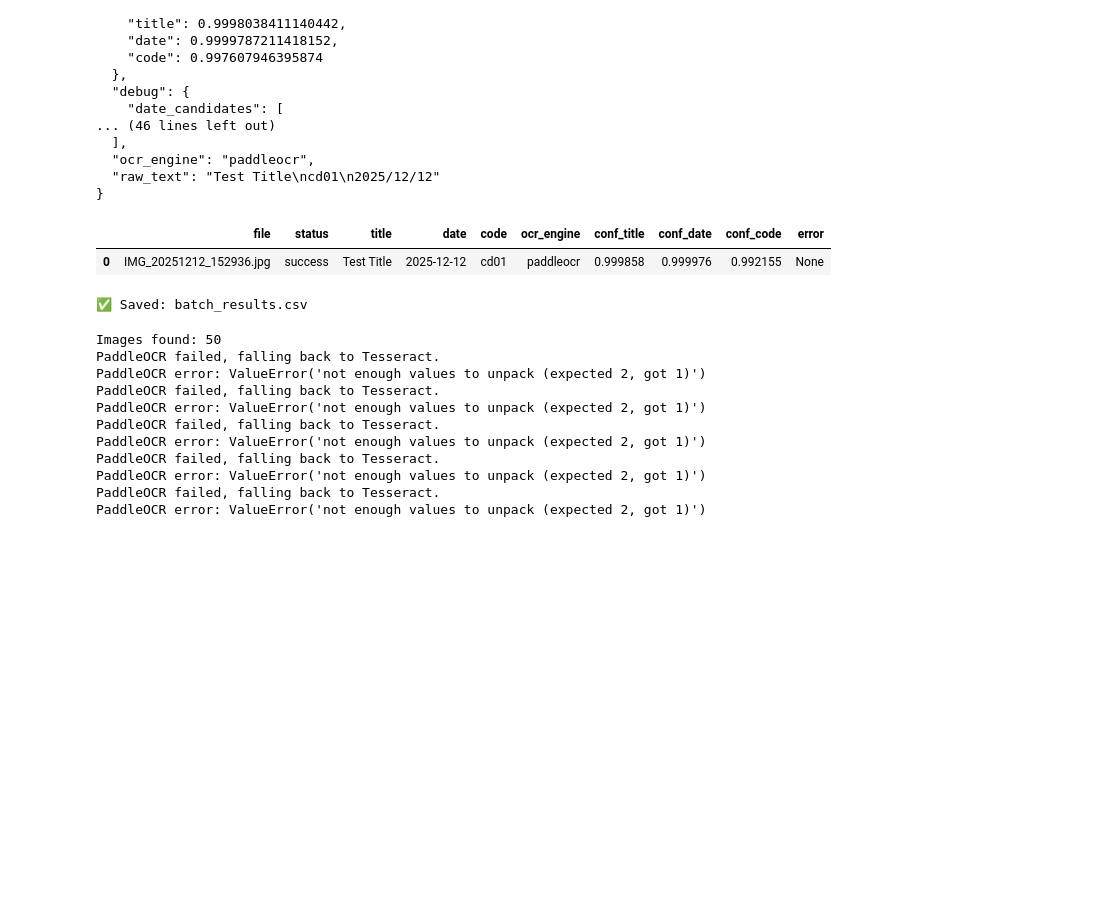
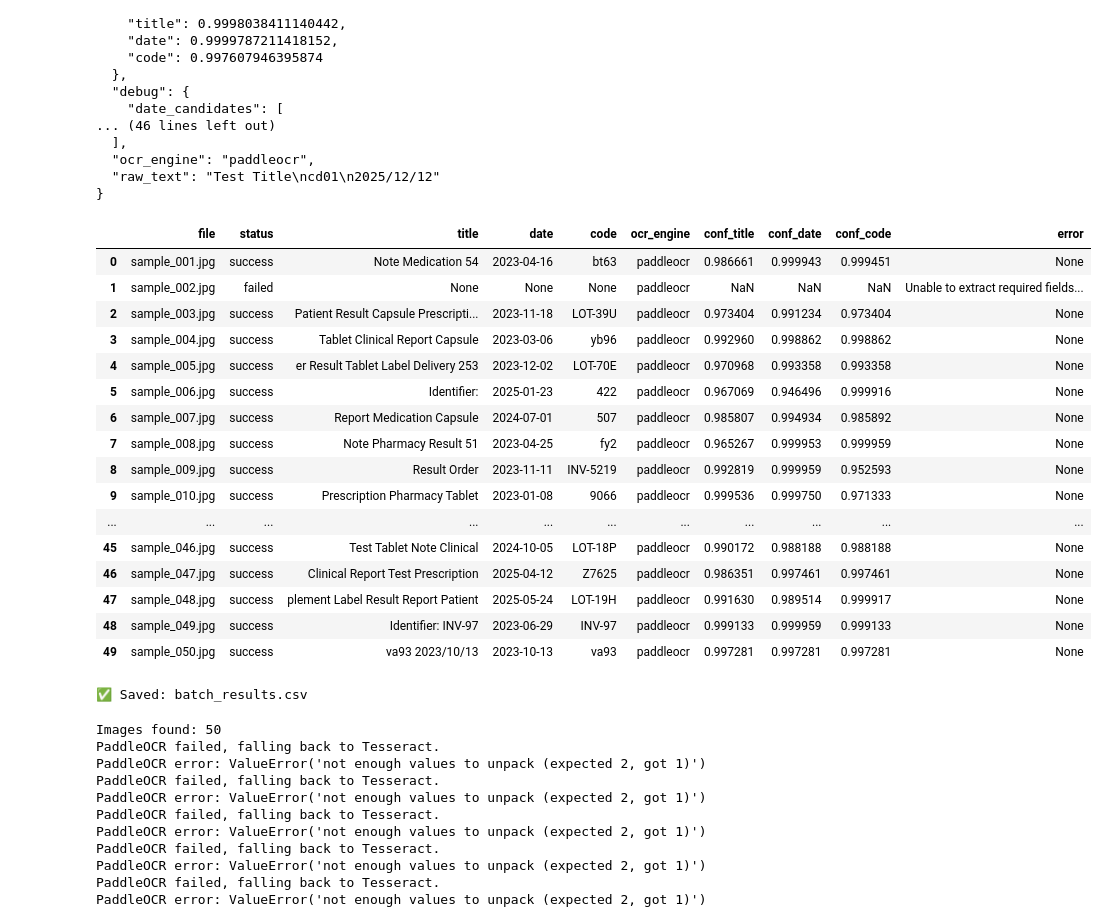
Before and after one commit to A-Darvish/tempRepo, a Jupyter notebook: test.ipynb, the cells around one changed output. Cells and saved outputs as stored; diff of their text form; code cells hidden in the pictures; blank space fills up the shorter version.

```diff
--- a/test.ipynb
+++ b/test.ipynb
@@ -1012,37 +1012,52 @@ def process_image_fast(
 import os
 import pandas as pd
 
-SAMPLES_DIR = "./samples2"  # change to your folder path
+SAMPLES_DIR = "./samples"
 
 rows = []
 for fn in sorted(os.listdir(SAMPLES_DIR)):
     if not fn.lower().endswith((".jpg", ".jpeg", ".png", ".bmp", ".tif", ".tiff")):
         continue
     path = os.path.join(SAMPLES_DIR, fn)
     out = process_image_fast(path, max_side=1100, conf_stop=0.97, try_th_otsu=False)
 
 
     rows.append({
         "file": fn,
         "status": out.get("status"),
         "title": out.get("title"),
         "date": out.get("date"),
         "code": out.get("code"),
         "ocr_engine": out.get("ocr_engine"),
         "conf_title": out.get("confidence", {}).get("title"),
         "conf_date": out.get("confidence", {}).get("date"),
         "conf_code": out.get("confidence", {}).get("code"),
         "error": out.get("error"),
     })
 
 df = pd.DataFrame(rows)
 display(df)
 
 df.to_csv("batch_results.csv", index=False)
 print("✅ Saved: batch_results.csv")
 # %% [output]
 |  | file | status | title | date | code | ocr_engine | conf_title | conf_date | conf_code | error |
-| 0 | IMG_20251212_152936.jpg | success | Test Title | 2025-12-12 | cd01 | paddleocr | 0.999858 | 0.999976 | 0.992155 | None |
+| 0 | sample_001.jpg | success | Note Medication 54 | 2023-04-16 | bt63 | paddleocr | 0.986661 | 0.999943 | 0.999451 | None |
+| 1 | sample_002.jpg | failed | None | None | None | paddleocr | NaN | NaN | NaN | Unable to extract required fields... |
+| 2 | sample_003.jpg | success | Patient Result Capsule Prescripti... | 2023-11-18 | LOT-39U | paddleocr | 0.973404 | 0.991234 | 0.973404 | None |
+| 3 | sample_004.jpg | success | Tablet Clinical Report Capsule | 2023-03-06 | yb96 | paddleocr | 0.992960 | 0.998862 | 0.998862 | None |
+| 4 | sample_005.jpg | success | er Result Tablet Label Delivery 253 | 2023-12-02 | LOT-70E | paddleocr | 0.970968 | 0.993358 | 0.993358 | None |
+| 5 | sample_006.jpg | success | Identifier: | 2025-01-23 | 422 | paddleocr | 0.967069 | 0.946496 | 0.999916 | None |
+| 6 | sample_007.jpg | success | Report Medication Capsule | 2024-07-01 | 507 | paddleocr | 0.985807 | 0.994934 | 0.985892 | None |
+| 7 | sample_008.jpg | success | Note Pharmacy Result 51 | 2023-04-25 | fy2 | paddleocr | 0.965267 | 0.999953 | 0.999959 | None |
+| 8 | sample_009.jpg | success | Result Order | 2023-11-11 | INV-5219 | paddleocr | 0.992819 | 0.999959 | 0.952593 | None |
+| 9 | sample_010.jpg | success | Prescription Pharmacy Tablet | 2023-01-08 | 9066 | paddleocr | 0.999536 | 0.999750 | 0.971333 | None |
+| ... | ... | ... | ... | ... | ... | ... | ... | ... | ... | ... |
+| 45 | sample_046.jpg | success | Test Tablet Note Clinical | 2024-10-05 | LOT-18P | paddleocr | 0.990172 | 0.988188 | 0.988188 | None |
+| 46 | sample_047.jpg | success | Clinical Report Test Prescription | 2025-04-12 | Z7625 | paddleocr | 0.986351 | 0.997461 | 0.997461 | None |
+| 47 | sample_048.jpg | success | plement Label Result Report Patient | 2025-05-24 | LOT-19H | paddleocr | 0.991630 | 0.989514 | 0.999917 | None |
+| 48 | sample_049.jpg | success | Identifier: INV-97 | 2023-06-29 | INV-97 | paddleocr | 0.999133 | 0.999959 | 0.999133 | None |
+| 49 | sample_050.jpg | success | va93 2023/10/13 | 2023-10-13 | va93 | paddleocr | 0.997281 | 0.997281 | 0.997281 | None |
 ✅ Saved: batch_results.csv
 # %%
 import re
```
Also changed, not shown: 5 other files.
